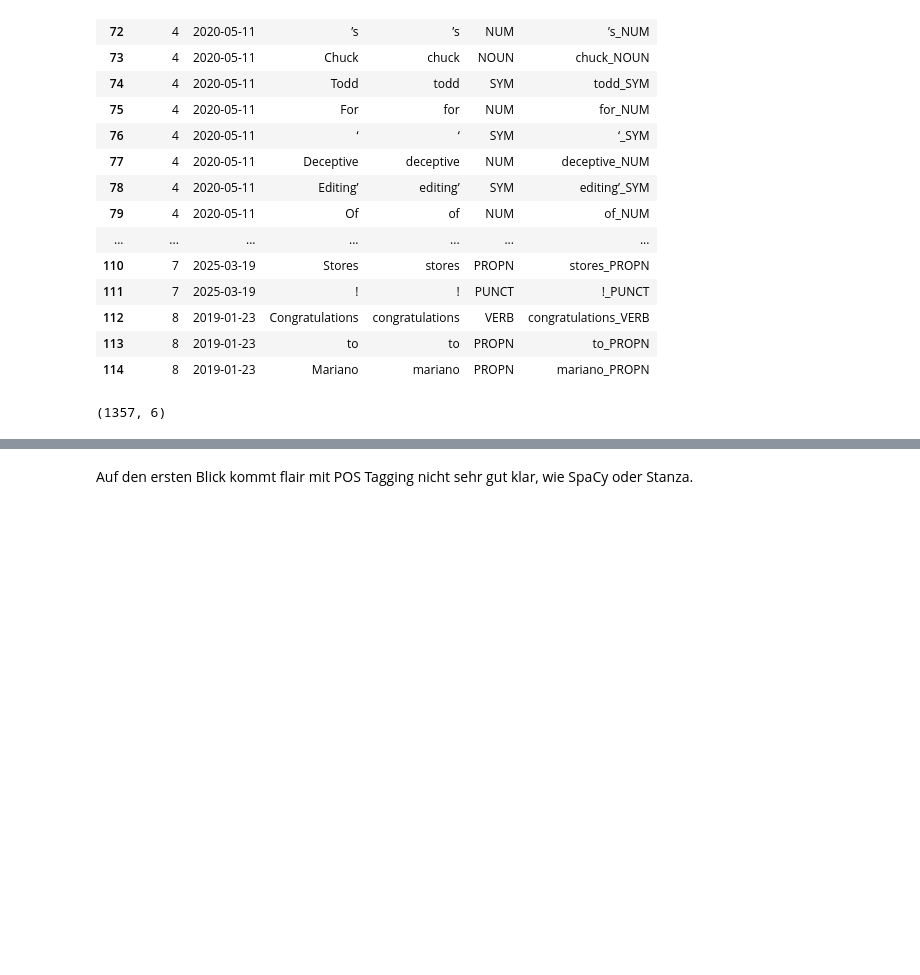
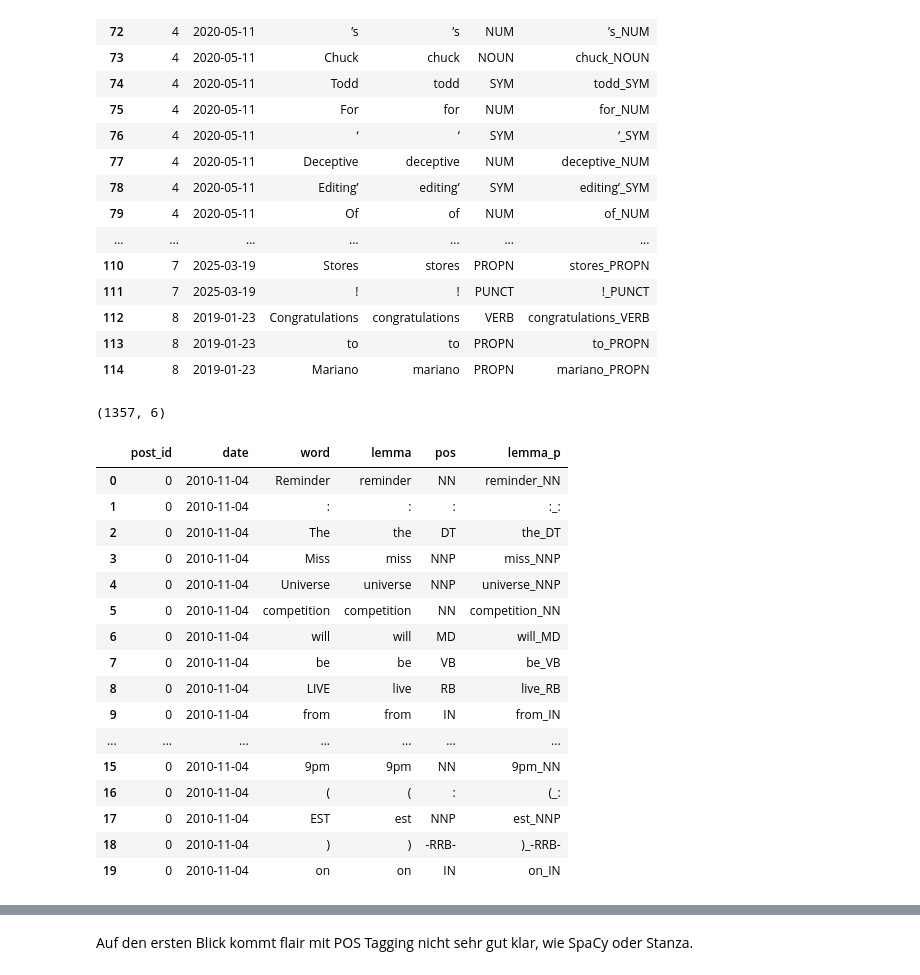
Before and after one commit to vivien3mueller/TrumMus, a Jupyter notebook: 02 Testkorpora_Tagging.ipynb, the cells around one changed output, grey strips where cells are left out. Drawn from its saved outputs; the diff is of its cells as text; code cells hidden in the pictures; blank space fills up the shorter version.

```diff
--- a/02 Testkorpora_Tagging.ipynb
+++ b/02 Testkorpora_Tagging.ipynb
@@ -1115,2 +1119,54 @@ fptf.shape
 # %% [output]
 (1357, 6)
+# %%
+#### Flair mit POS ####
+import logging
+import pandas as pd
+from flair.data import Sentence
+from flair.models import SequenceTagger
+
+logging.getLogger("flair").setLevel(logging.ERROR)
+df = pd.read_csv("testkorpus_divers_50.csv")
+df_nonempty = df[df["text"].notna()].copy()
+tagger = SequenceTagger.load("flair/pos-english")
+label_type = tagger.label_type
+
+sentences = [Sentence(str(t)) for t in df_nonempty["text"]]
+tagger.predict(sentences, mini_batch_size=32)
+
+all_results = []
+for row, sentence in zip(df_nonempty.itertuples(index=True), sentences):
+    for token in sentence:
+        # POS-Label
+        pos_label = token.get_label(label_type).value if token.has_label(label_type) else None
+
+        all_results.append({
+            "post_id": row.Index,
+            "date": getattr(row, "date", None),
+            "word": token.text,
+            "lemma": token.text.lower(),           # Flair liefert kein Lemma
+            "pos": pos_label,
+            "lemma_p": f"{token.text.lower()}_{pos_label}" if pos_label else token.text.lower()
+        })
+
+fl2 = pd.DataFrame(all_results)
+fl2.to_csv("testkorpus_divers_50_flair.csv", index=False)
+display(fl2.head(20))
+# %% [output]
+|  | post_id | date | word | lemma | pos | lemma_p |
+| 0 | 0 | 2010-11-04 | Reminder | reminder | NN | reminder_NN |
+| 1 | 0 | 2010-11-04 | : | : | : | :_: |
+| 2 | 0 | 2010-11-04 | The | the | DT | the_DT |
+| 3 | 0 | 2010-11-04 | Miss | miss | NNP | miss_NNP |
+| 4 | 0 | 2010-11-04 | Universe | universe | NNP | universe_NNP |
+| 5 | 0 | 2010-11-04 | competition | competition | NN | competition_NN |
+| 6 | 0 | 2010-11-04 | will | will | MD | will_MD |
+| 7 | 0 | 2010-11-04 | be | be | VB | be_VB |
+| 8 | 0 | 2010-11-04 | LIVE | live | RB | live_RB |
+| 9 | 0 | 2010-11-04 | from | from | IN | from_IN |
+| ... | ... | ... | ... | ... | ... | ... |
+| 15 | 0 | 2010-11-04 | 9pm | 9pm | NN | 9pm_NN |
+| 16 | 0 | 2010-11-04 | ( | ( | : | (_: |
+| 17 | 0 | 2010-11-04 | EST | est | NNP | est_NNP |
+| 18 | 0 | 2010-11-04 | ) | ) | -RRB- | )_-RRB- |
+| 19 | 0 | 2010-11-04 | on | on | IN | on_IN |
```
Also changed, not shown: parts of 66 cells of this notebook.
